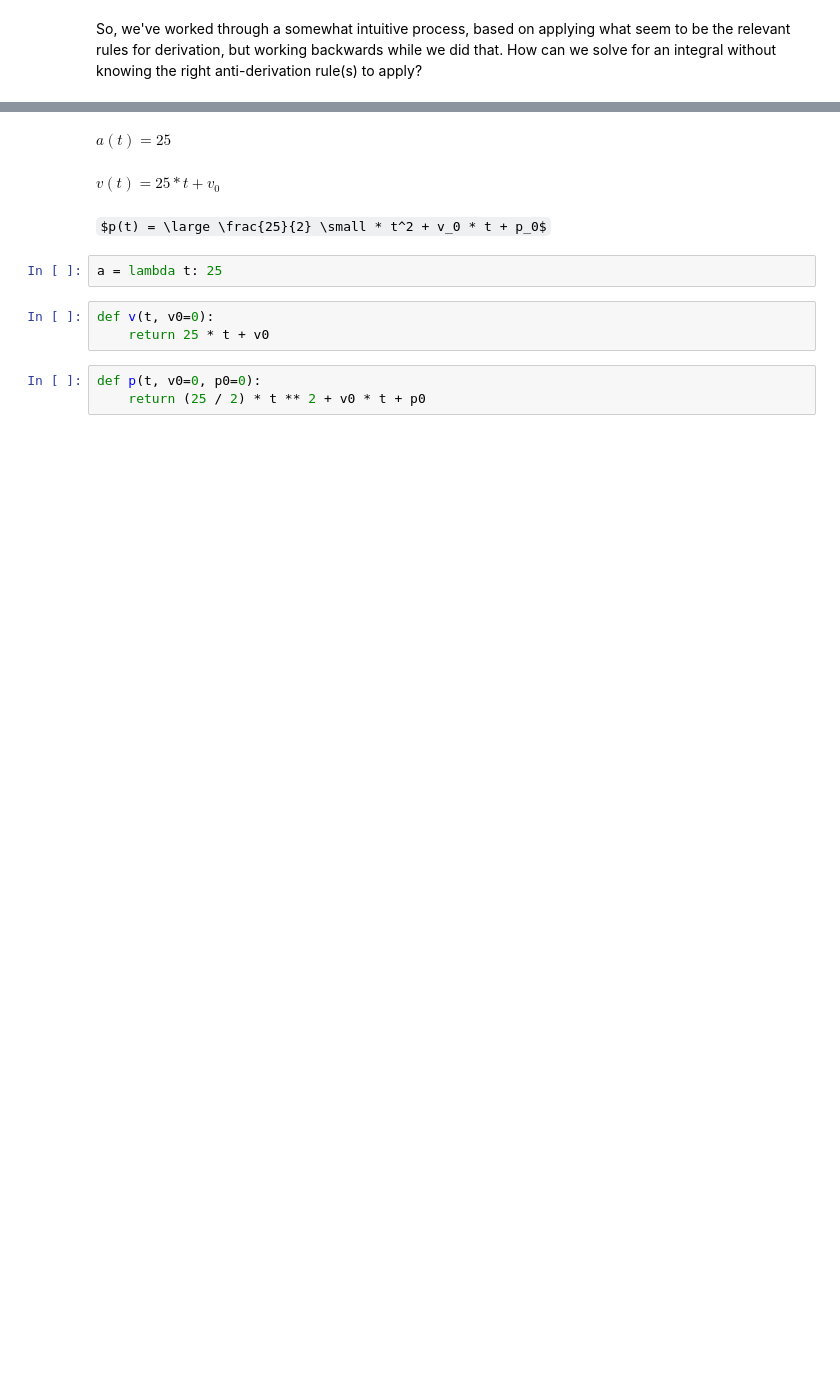
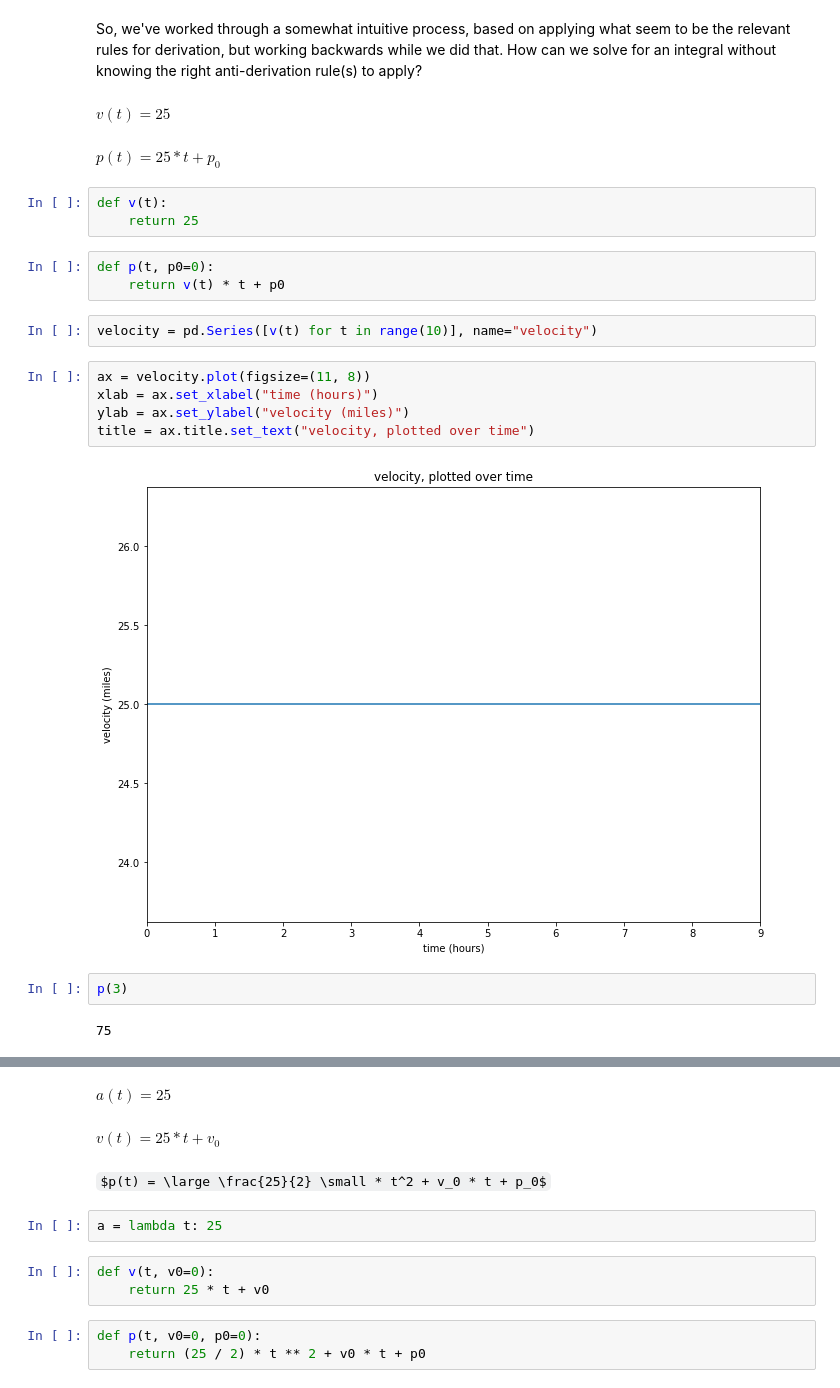
Before and after one commit to contently/math_class, a Jupyter notebook: calculus_integrals.ipynb, the cells around one changed output, grey strips where cells are left out. Drawn from its saved outputs; the diff is of its cells as text; some formulas as TeX source; blank space fills up the shorter version.

```diff
--- a/calculus_integrals.ipynb
+++ b/calculus_integrals.ipynb
@@ -33,2 +33,25 @@ This process, of starting with a _derivative_ and working up towards the origina
 # %% [markdown]
 So, we've worked through a somewhat intuitive process, based on applying what seem to be the relevant rules for derivation, but working backwards while we did that. How can we solve for an integral without knowing the right anti-derivation rule(s) to apply?
+# %% [markdown]
+$v(t) = 25$
+# %% [markdown]
+$p(t) = 25 * t + p_{0}$
+# %%
+def v(t):
+    return 25
+# %%
+def p(t, p0=0):
+    return v(t) * t + p0
+# %%
+velocity = pd.Series([v(t) for t in range(10)], name="velocity")
+# %%
+ax = velocity.plot(figsize=(11, 8))
+xlab = ax.set_xlabel("time (hours)")
+ylab = ax.set_ylabel("velocity (miles)")
+title = ax.title.set_text("velocity, plotted over time")
+# %% [output]
+[figure, added]
+# %%
+p(3)
+# %% [output]
+75
```
Also changed, not shown: parts of 12 cells of this notebook.
